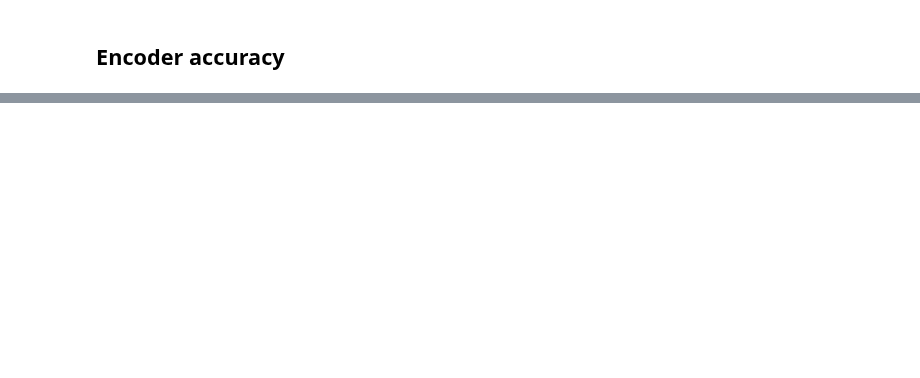
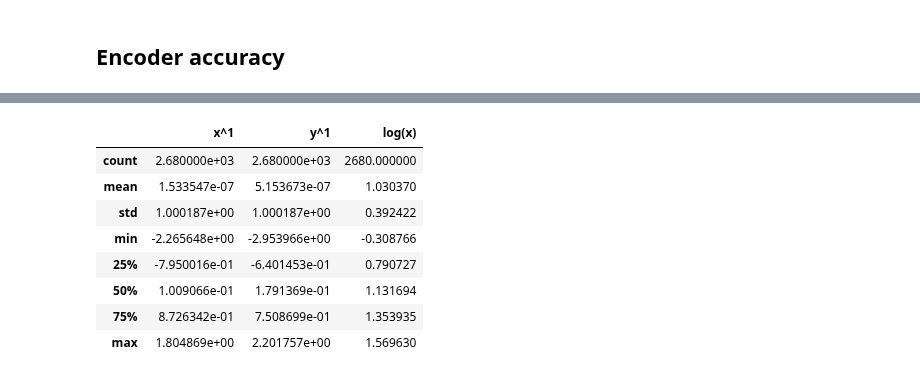
Before and after one commit to przemyslaw-zielinski/sf_nets, a Jupyter notebook: notebooks/logsin2_analyze.ipynb, the cells around one changed output, grey strips where cells are left out. Saved outputs shown, nothing was run; the diff lists cells and outputs as text; code cells hidden in the pictures; blank space fills up the shorter version.

```diff
--- a/notebooks/logsin2_analyze.ipynb
+++ b/notebooks/logsin2_analyze.ipynb
@@ -294,0 +340,12 @@ axs[1,1].plot(t, slow_map(test_path));
+# %%
+X.describe()
+# %% [output]
+|  | x^1 | y^1 | log(x) |
+| count | 2.680000e+03 | 2.680000e+03 | 2680.000000 |
+| mean | 1.533547e-07 | 5.153673e-07 | 1.030370 |
+| std | 1.000187e+00 | 1.000187e+00 | 0.392422 |
+| min | -2.265648e+00 | -2.953966e+00 | -0.308766 |
+| 25% | -7.950016e-01 | -6.401453e-01 | 0.790727 |
+| 50% | 1.009066e-01 | 1.791369e-01 | 1.131694 |
+| 75% | 8.726342e-01 | 7.508699e-01 | 1.353935 |
+| max | 1.804869e+00 | 2.201757e+00 | 1.569630 |
```
Also changed, not shown: parts of 11 cells of this notebook, 52 other files.
